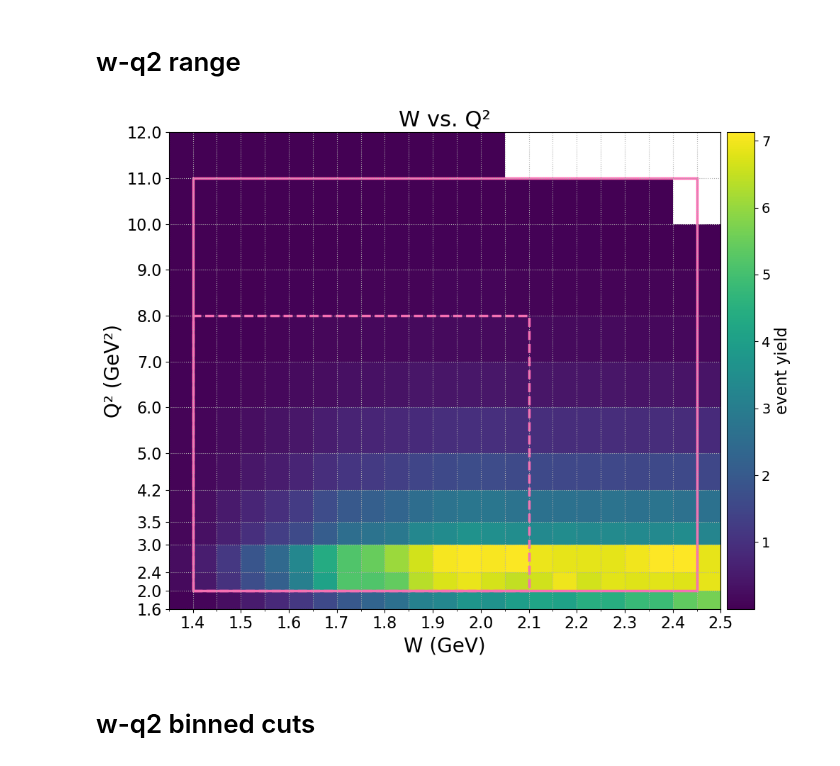
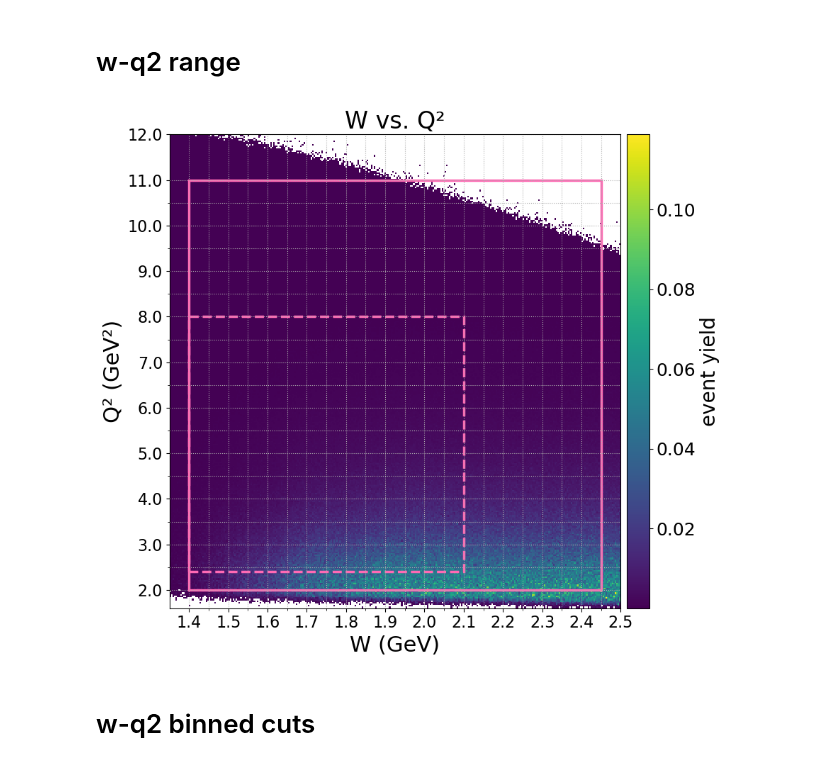
Before and after one commit to aosmond23/clas12, a Jupyter notebook: python/background_investigation_v11.ipynb, the cells around one changed output. Cells and saved outputs as stored; diff of their text form; code cells hidden in the pictures.

```diff
--- a/python/background_investigation_v11.ipynb
+++ b/python/background_investigation_v11.ipynb
@@ -274,65 +291,83 @@ q2_min, q2_max = 1.6, 12.0
 bin_x = w_range
 bin_y = q2_range
 
+n_w_bins = 300
+n_q2_bins = 300
+
+fine_bin_x = np.linspace(w_min, w_max, n_w_bins + 1)
+fine_bin_y = np.linspace(q2_min, q2_max, n_q2_bins + 1)
+
 # for topo in topologies:
-fig, ax = plt.subplots(figsize=(10, 8))
-mask = dataset["w"].notna() & dataset["q2"].notna()
+fig, ax = plt.subplots(figsize=(9, 8))
+# mask = dataset["w"].notna() & dataset["q2"].notna()
+mask = (
+    dataset["w"].notna()
+    & dataset["q2"].notna()
+    & (dataset["w"] >= w_min)
+    & (dataset["w"] <= w_max)
+    & (dataset["q2"] >= q2_min)
+    & (dataset["q2"] <= q2_max)
+)
 w_vals = dataset.loc[mask, "w"].to_numpy()
 q2_vals = dataset.loc[mask, "q2"].to_numpy()
 weights = dataset.loc[mask, "weight"].to_numpy()
 
+colorbar_max = 100
+
 # 2D histogram — color represents event density
-h = ax.hist2d(w_vals, q2_vals, bins=[bin_x, bin_y], cmap='viridis', cmin=1e-12, weights=weights, density=False)
+h = ax.hist2d(w_vals, q2_vals, bins=[fine_bin_x, fine_bin_y], cmap='viridis', cmin=1e-300, weights=weights, density=False)
 
 # Title and axes
-ax.set_title(f"W vs. Q²", fontsize=22)
-ax.set_xlabel("W (GeV)", fontsize=20)
-ax.set_ylabel("Q² (GeV²)", fontsize=20)
+ax.set_title(f"W vs. Q²", fontsize=24)
+ax.set_xlabel("W (GeV)", fontsize=22)
+ax.set_ylabel("Q² (GeV²)", fontsize=22)
 
 # Colorbar setup
 divider = make_axes_locatable(ax)
 cax = divider.append_axes("right", size="5%", pad=0.09)
 cb = plt.colorbar(h[3], cax=cax)
-cb.set_label("event yield", fontsize=16)
-cb.ax.tick_params(labelsize=14)
+cb.set_label("event yield", fontsize=20)
+cb.ax.tick_params(labelsize=18)
 
 # Grid and ticks
 ax.grid(which='both', linestyle=':')
 ax.tick_params(axis='both', which='major', labelsize=16)
 ax.set_xticks(np.append(np.arange(1.4, 2.5, 0.1), 2.5))
-ax.set_xticks(bin_x, minor=True)
-ax.set_yticks(bin_y)
+ax.set_xticks(np.arange(1.4, 2.51, 0.05), minor=True)
+ax.set_yticks(np.arange(2.0, 12.1, 1))
+ax.set_yticks(np.arange(2.0, 11.1, 0.5), minor=True)
+ax.yaxis.set_major_formatter(FormatStrFormatter('%.1f'))
 
 # Define analyzed range
 w_min_analyzed, w_max_analyzed = 1.4, 2.45
 q2_min_analyzed, q2_max_analyzed = 2.0, 11.0
 
 # Create a red rectangle
 rect = patches.Rectangle(
     (w_min_analyzed, q2_min_analyzed),  # bottom-left corner
     w_max_analyzed - w_min_analyzed,    # width
     q2_max_analyzed - q2_min_analyzed,  # height
     linewidth=2.5, edgecolor='hotpink', alpha=1.0, facecolor='none')
 
 # Define analyzed range
 w_min_analyzed_krishna, w_max_analyzed_krishna = 1.4, 2.10
-q2_min_analyzed_krishna, q2_max_analyzed_krishna = 2.0, 8.0
+q2_min_analyzed_krishna, q2_max_analyzed_krishna = 2.4, 8.0
 
 # Create a red rectangle
 rect_krishna = patches.Rectangle(
     (w_min_analyzed_krishna, q2_min_analyzed_krishna),  # bottom-left corner
     w_max_analyzed_krishna - w_min_analyzed_krishna,    # width
     q2_max_analyzed_krishna - q2_min_analyzed_krishna,  # height
     linewidth=2.5, edgecolor='hotpink', alpha=1.0, linestyle='--', facecolor='none')
 
 # Add rectangle to the axes
 ax.add_patch(rect)
 ax.add_patch(rect_krishna)
 
 plt.tight_layout()
 plt.show()
 # %% [output]
-[figure, old version]
+[figure, new version]
 # %% [markdown]
 # w-q2 binned cuts
 # %%
```
Also changed, not shown: parts of 8 cells of this notebook, 11 other files.
